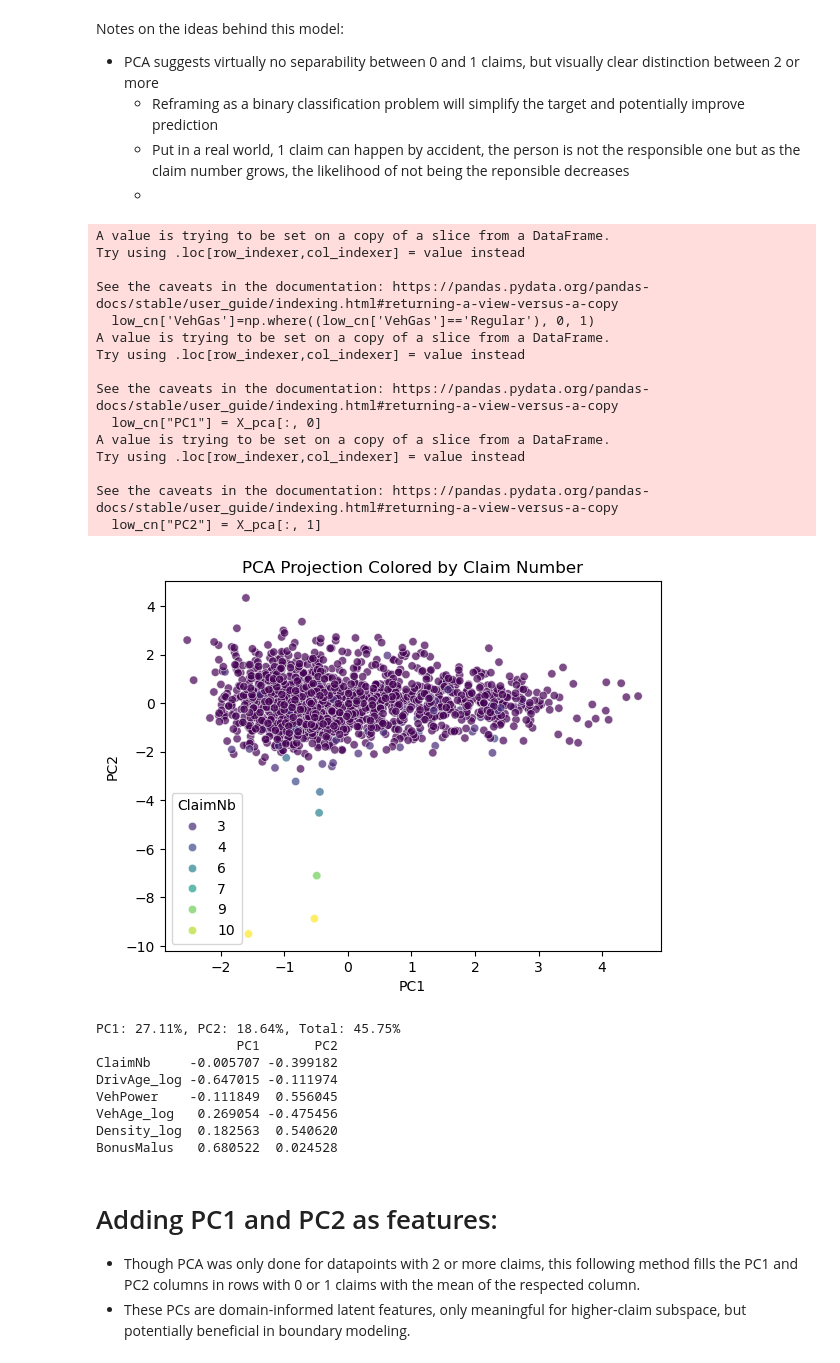
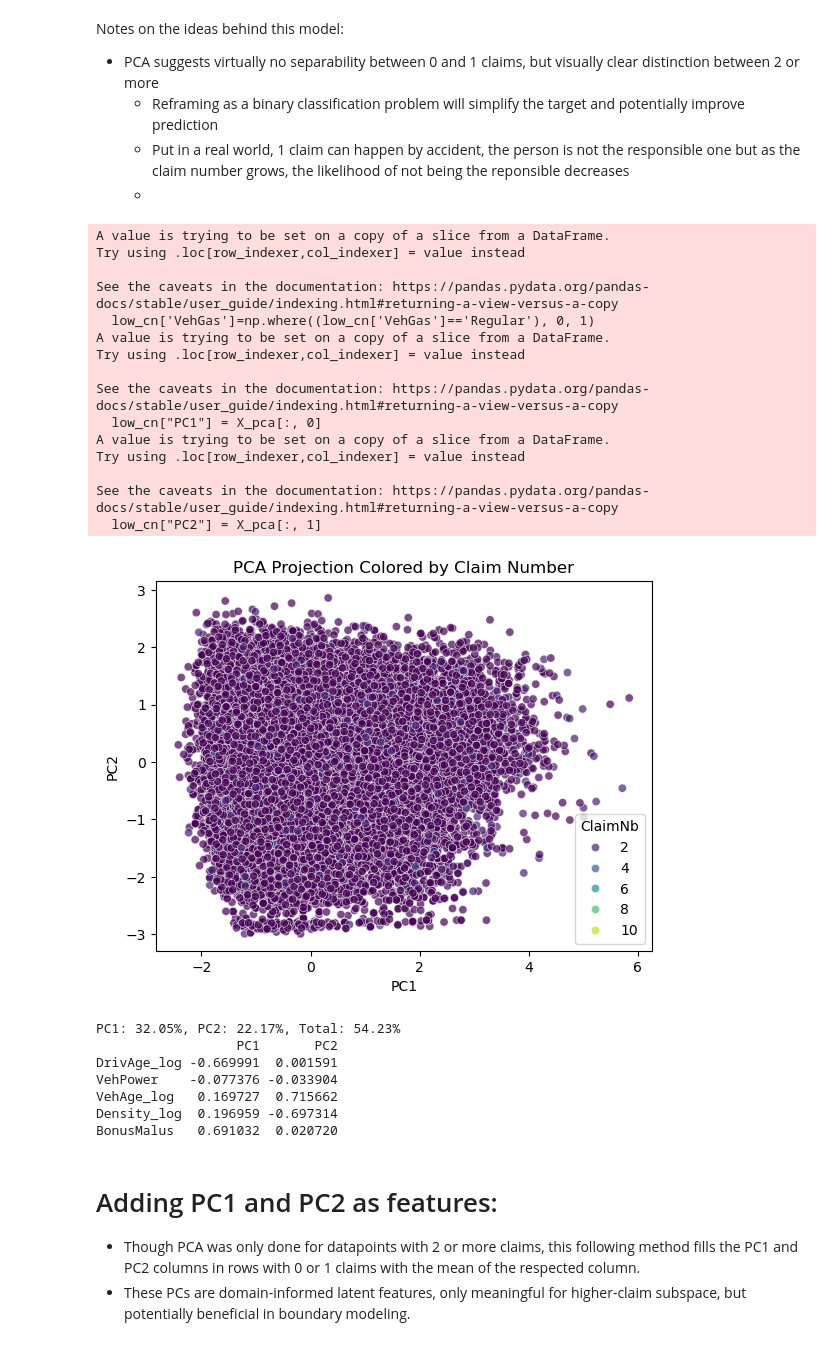
Before and after one commit to HKrtsn/ML-Project, a Jupyter notebook: gradient_boost.ipynb, the cells around one changed output. Cells and saved outputs as stored; diff of their text form; code cells hidden in the pictures.

```diff
--- a/gradient_boost.ipynb
+++ b/gradient_boost.ipynb
@@ -20,11 +20,11 @@ df['VehAge_log']=np.log(df['VehAge_1'])
 df['DrivAge_log']=np.log(df['DrivAge'])
 df['Density_log']=np.log(df['Density'])
 
-low_cn=df[df['ClaimNb']>1]
+low_cn=df[df['ClaimNb']>=1]
 # %%
 low_cn['VehGas']=np.where((low_cn['VehGas']=='Regular'), 0, 1)
 
-features = ['ClaimNb', 'DrivAge_log', 'VehPower', 'VehAge_log', 'Density_log', 'BonusMalus']            # tried adding VehBrand too but it destroyed the PCA :D
+features = ['DrivAge_log', 'VehPower', 'VehAge_log', 'Density_log', 'BonusMalus']            # tried adding VehBrand too but it destroyed the PCA :D
 
 from sklearn.preprocessing import StandardScaler
 
@@ -51,42 +51,41 @@ sns.scatterplot(
 
 #plt.ylim(-3, 5)
 plt.title("PCA Projection Colored by Claim Number")
 plt.show()
 
 explained = pca.explained_variance_ratio_
 print(f"PC1: {explained[0]:.2%}, PC2: {explained[1]:.2%}, Total: {explained[:2].sum():.2%}")
 
 loadings = pd.DataFrame(
     pca.components_.T,
     columns=["PC1", "PC2"],
     index=features
 )
 print(loadings)
 # %% [output]
 A value is trying to be set on a copy of a slice from a DataFrame.
 Try using .loc[row_indexer,col_indexer] = value instead
 
 See the caveats in the documentation: https://pandas.pydata.org/pandas-docs/stable/user_guide/indexing.html#returning-a-view-versus-a-copy
   low_cn['VehGas']=np.where((low_cn['VehGas']=='Regular'), 0, 1)
 A value is trying to be set on a copy of a slice from a DataFrame.
 Try using .loc[row_indexer,col_indexer] = value instead
 
 See the caveats in the documentation: https://pandas.pydata.org/pandas-docs/stable/user_guide/indexing.html#returning-a-view-versus-a-copy
   low_cn["PC1"] = X_pca[:, 0]
 A value is trying to be set on a copy of a slice from a DataFrame.
 Try using .loc[row_indexer,col_indexer] = value instead
 
 See the caveats in the documentation: https://pandas.pydata.org/pandas-docs/stable/user_guide/indexing.html#returning-a-view-versus-a-copy
   low_cn["PC2"] = X_pca[:, 1]
-[figure, old version]
+[figure, new version]
-PC1: 27.11%, PC2: 18.64%, Total: 45.75%
+PC1: 32.05%, PC2: 22.17%, Total: 54.23%
                   PC1       PC2
-ClaimNb     -0.005707 -0.399182
-DrivAge_log -0.647015 -0.111974
-VehPower    -0.111849  0.556045
-VehAge_log   0.269054 -0.475456
-Density_log  0.182563  0.540620
-BonusMalus   0.680522  0.024528
+DrivAge_log -0.669991  0.001591
+VehPower    -0.077376 -0.033904
+VehAge_log   0.169727  0.715662
+Density_log  0.196959 -0.697314
+BonusMalus   0.691032  0.020720
 # %% [markdown]
 # Adding PC1 and PC2 as features:
 
```
Also changed, not shown: parts of 5 cells of this notebook.
